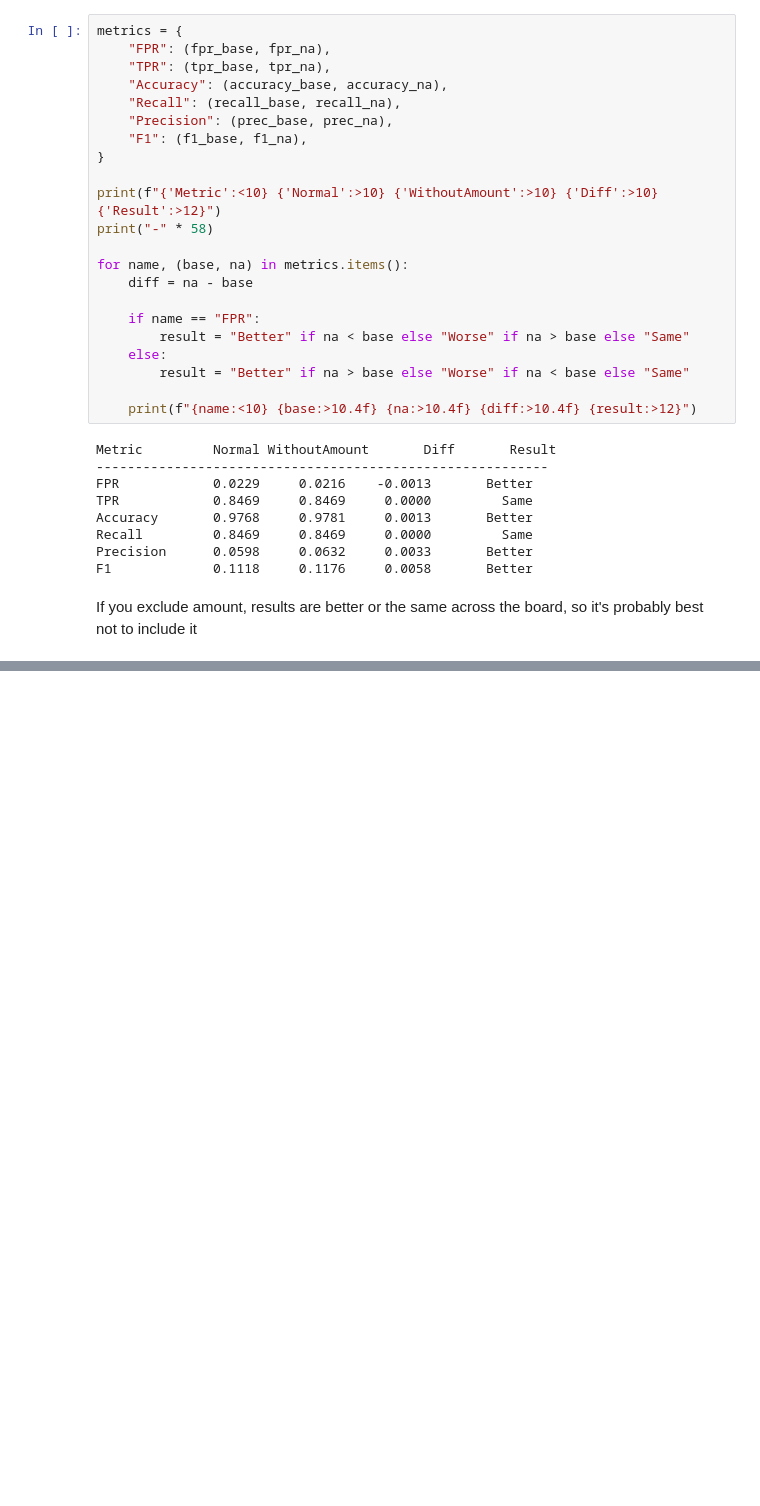
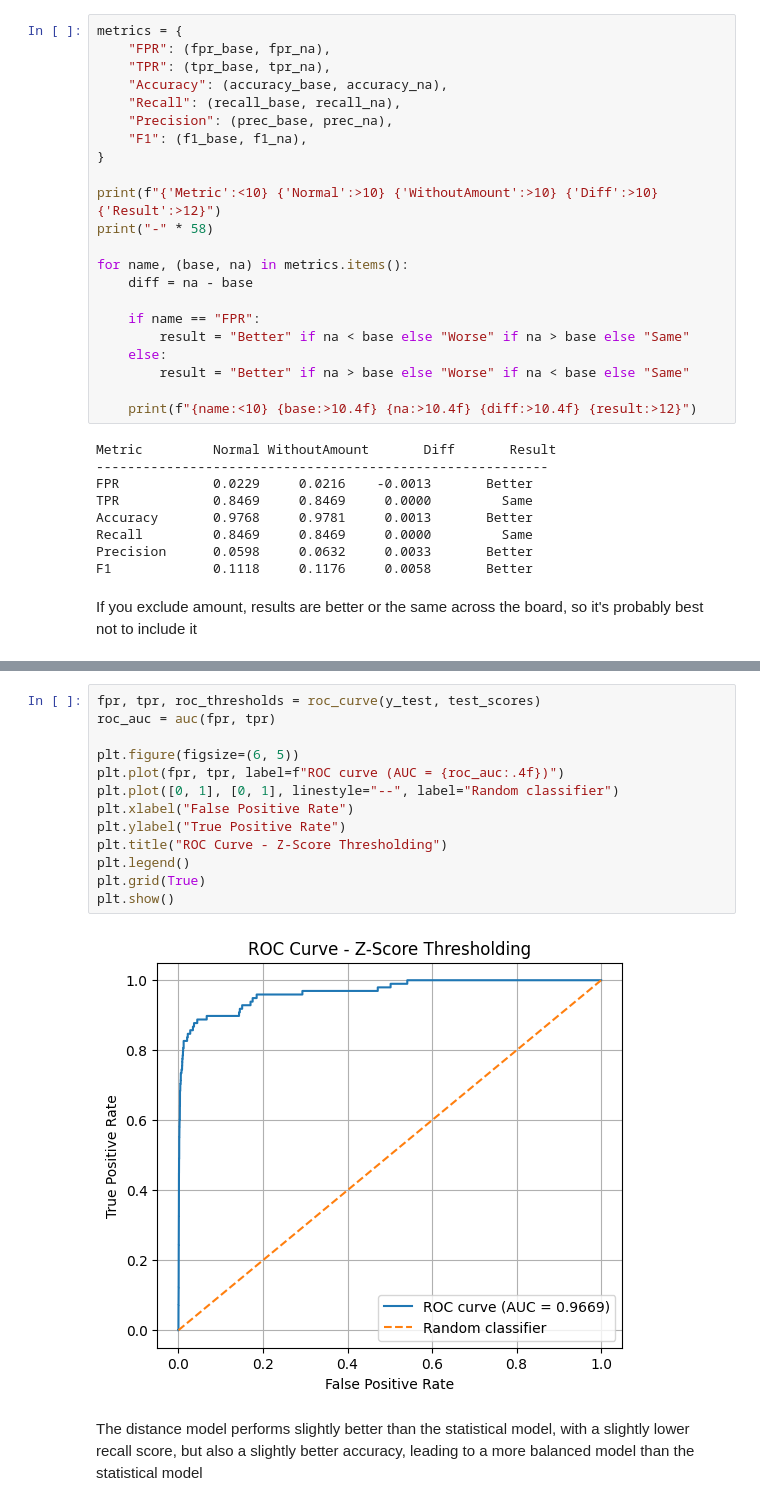
Before and after one commit to MatthewMaurier/442FinalProj, a Jupyter notebook: loganomaly.ipynb, the cells around one changed output, grey strips where cells are left out. Saved outputs shown, nothing was run; the diff lists cells and outputs as text; blank space fills up the shorter version.

```diff
--- a/loganomaly.ipynb
+++ b/loganomaly.ipynb
@@ -431,0 +697,18 @@ If you exclude amount, results are better or the same across the board, so it's
+# %%
+fpr, tpr, roc_thresholds = roc_curve(y_test, test_scores)
+roc_auc = auc(fpr, tpr)
+
+plt.figure(figsize=(6, 5))
+plt.plot(fpr, tpr, label=f"ROC curve (AUC = {roc_auc:.4f})")
+plt.plot([0, 1], [0, 1], linestyle="--", label="Random classifier")
+plt.xlabel("False Positive Rate")
+plt.ylabel("True Positive Rate")
+plt.title("ROC Curve - Z-Score Thresholding")
+plt.legend()
+plt.grid(True)
+plt.show()
+# %% [output]
+[figure, added]
+# %% [markdown]
+The distance model performs slightly better than the statistical model, with a slightly lower recall score,
+but also a slightly better accuracy, leading to a more balanced model than the statistical model
```
Also changed, not shown: parts of 21 cells of this notebook.
